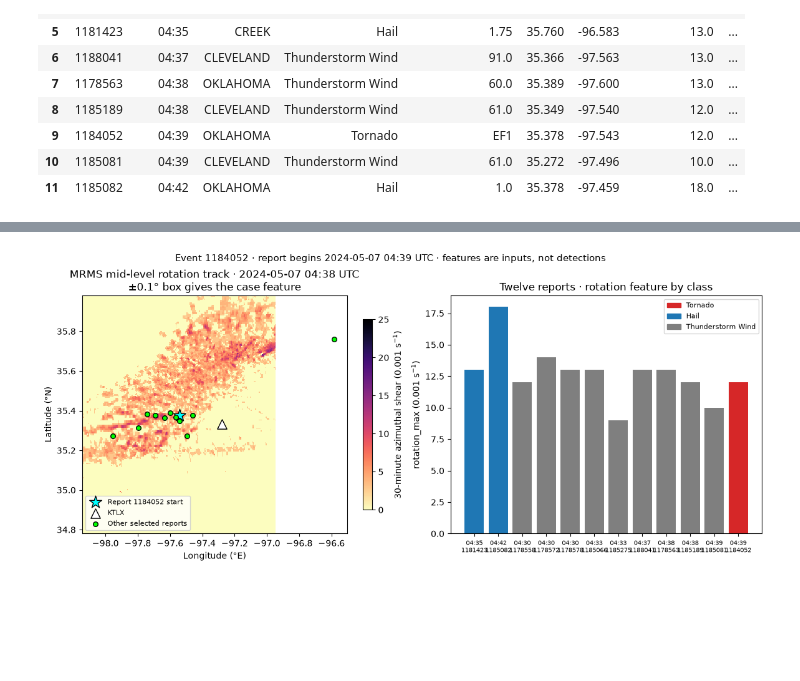
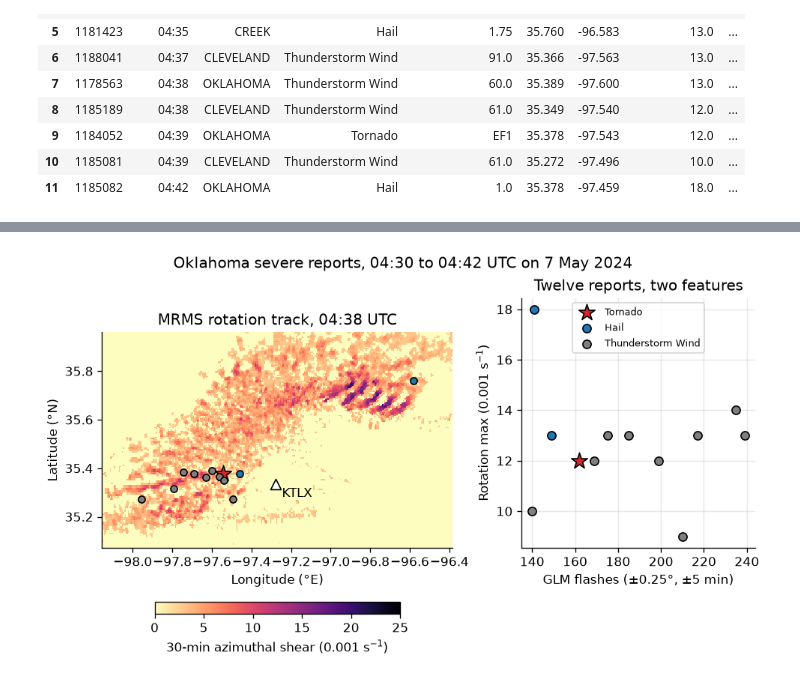
Before and after one commit to jakeryderv/usdata, a Jupyter notebook: examples/studies/tornado-classification/tornado-classification.ipynb, the cells around one changed output, grey strips where cells are left out. Drawn from its saved outputs; the diff is of its cells as text; code cells hidden in the pictures; blank space fills up the shorter version.

Commit message:
docs: tornado classification study in the study template (#304)

```diff
--- a/examples/studies/tornado-classification/tornado-classification.ipynb
+++ b/examples/studies/tornado-classification/tornado-classification.ipynb
@@ -113,6 +151,7 @@ columns = [
     "STATE",
     "CZ_NAME",
     "BEGIN_DATE_TIME",
+    "END_DATE_TIME",
     "CZ_TIMEZONE",
     "BEGIN_LAT",
     "BEGIN_LON",
@@ -127,6 +166,7 @@ if set(reports.CZ_TIMEZONE) != {"CST-6"}:
     raise ValueError(f"Review source timezones before matching: {set(reports.CZ_TIMEZONE)}")
 local = pd.to_datetime(reports.BEGIN_DATE_TIME, format="%d-%b-%y %H:%M:%S")
 reports["begin_utc"] = local.dt.tz_localize(timezone(timedelta(hours=-6))).dt.tz_convert("UTC")
+assert (reports.begin_utc == reports.BEGIN_UTC).all(), "the reader derived a different UTC time"
 reports["BEGIN_LAT"] = reports.BEGIN_LAT.astype(float)
 reports["BEGIN_LON"] = reports.BEGIN_LON.astype(float)
 assert reports[["BEGIN_LAT", "BEGIN_LON"]].notna().all().all()
@@ -392,76 +440,72 @@ Tornado                   12.0  12.0  12.0         162  162  162.0
 # %%
-half = 0.6
+colors = {"Tornado": "#d62728", "Hail": "#1f77b4", "Thunderstorm Wind": "#7f7f7f"}
 case_stamp, _ = rotation_max(event_time, lat, lon)
+margin = 0.2
+west, east = selected.BEGIN_LON.min() - margin, selected.BEGIN_LON.max() + margin
+south, north = selected.BEGIN_LAT.min() - margin, selected.BEGIN_LAT.max() + margin
 crop = rotation_crops[case_stamp].sel(
-    latitude=slice(lat + half, lat - half), longitude=slice(lon + 360 - half, lon + 360 + half)
+    latitude=slice(north, south), longitude=slice(west + 360, east + 360)
 )
-fig, (ax_map, ax_bars) = plt.subplots(1, 2, figsize=(12, 5), layout="constrained")
+fig, (ax_map, ax_features) = plt.subplots(
+    1, 2, layout="constrained", gridspec_kw={"width_ratios": [1.5, 1]}
+)
 mesh = ax_map.pcolormesh(
     crop.longitude.values - 360,
     crop.latitude.values,
     crop.values,
     cmap="magma_r",
     shading="auto",
     vmin=0,
     vmax=25,
 )
-ax_map.scatter(
-    lon,
-    lat,
-    marker="*",
-    s=220,
-    c="cyan",
-    edgecolors="black",
-    label="Report 1184052 start",
-    zorder=3,
-)
-ax_map.scatter(
-    radar_lon, radar_lat, marker="^", s=120, c="white", edgecolors="black", label="KTLX", zorder=3
-)
-others = selected.loc[~selected.EVENT_ID.eq(case.EVENT_ID)]
-ax_map.scatter(
-    others.BEGIN_LON,
-    others.BEGIN_LAT,
-    marker="o",
-    s=30,
-    c="lime",
-    edgecolors="black",
-    label="Other selected reports",
-    zorder=3,
-)
+ax_map.scatter(radar_lon, radar_lat, marker="^", s=70, c="white", edgecolors="black", zorder=3)
+ax_map.annotate("KTLX", (radar_lon, radar_lat), xytext=(5, -10), textcoords="offset points")
+for label, color in colors.items():
+    group = selected.loc[selected.EVENT_TYPE.eq(label)]
+    ax_map.scatter(
+        group.BEGIN_LON,
+        group.BEGIN_LAT,
+        marker="*" if label == "Tornado" else "o",
+        s=180 if label == "Tornado" else 30,
+        c=color,
+        edgecolors="black",
+        zorder=4,
+    )
+ax_map.grid(False)
 ax_map.set(
+    xlim=(west, east),
+    ylim=(south, north),
     xlabel="Longitude (°E)",
     ylabel="Latitude (°N)",
-    title=(
-        f"MRMS mid-level rotation track · {case_stamp:%Y-%m-%d %H:%M} UTC\n"
-        "±0.1° box gives the case feature"
-    ),
+    title=f"MRMS rotation track, {case_stamp:%H:%M} UTC",
     aspect=1 / np.cos(np.deg2rad(lat)),
 )
-ax_map.legend(loc="lower left", fontsize=8)
-fig.colorbar(mesh, ax=ax_map, label="30-minute azimuthal shear (0.001 s$^{-1}$)", shrink=0.8)
-colors = {"Tornado": "#d62728", "Hail": "#1f77b4", "Thunderstorm Wind": "#7f7f7f"}
-order = labeled.sort_values(["label", "utc_time"]).reset_index(drop=True)
-ax_bars.bar(range(len(order)), order.rotation_max, color=[colors[label] for label in order.label])
-ax_bars.set_xticks(
-    range(len(order)), [f"{row.utc_time}\n{row.event_id}" for row in order.itertuples()], fontsize=7
+fig.colorbar(
+    mesh, ax=ax_map, label="30-min azimuthal shear (0.001 s$^{-1}$)", shrink=0.7, location="bottom"
 )
-ax_bars.set(
-    ylabel="rotation_max (0.001 s$^{-1}$)", title="Twelve reports · rotation feature by class"
+for label, color in colors.items():
+    group = labeled.loc[labeled.label.eq(label)]
+    ax_features.scatter(
+        group.flash_count,
+        group.rotation_max,
+        marker="*" if label == "Tornado" else "o",
+        s=180 if label == "Tornado" else 45,
+        c=color,
+        edgecolors="black",
+        label=label,
+        zorder=3,
+    )
+ax_features.set(
+    xlabel="GLM flashes (±0.25°, ±5 min)",
+    ylabel="Rotation max (0.001 s$^{-1}$)",
+    title="Twelve reports, two features",
 )
-ax_bars.legend(
-    handles=[plt.Rectangle((0, 0), 1, 1, color=color) for color in colors.values()],
-    labels=list(colors),
-    fontsize=8,
-)
-fig.suptitle(
-    "Event 1184052 · report begins 2024-05-07 04:39 UTC · features are inputs, not detections",
-    fontsize=11,
-)
+ax_features.legend(fontsize=8, loc="upper center")
+fig.suptitle("Oklahoma severe reports, 04:30 to 04:42 UTC on 7 May 2024")
 plt.show()
 plt.close(fig)
-del radar, sweep, crop
+del crop
 gc.collect();
 # %% [output]
-[figure, old version]
+[figure, new version]
 # %% [markdown]
```
Also changed, not shown: parts of 14 cells of this notebook, 2 other files.
